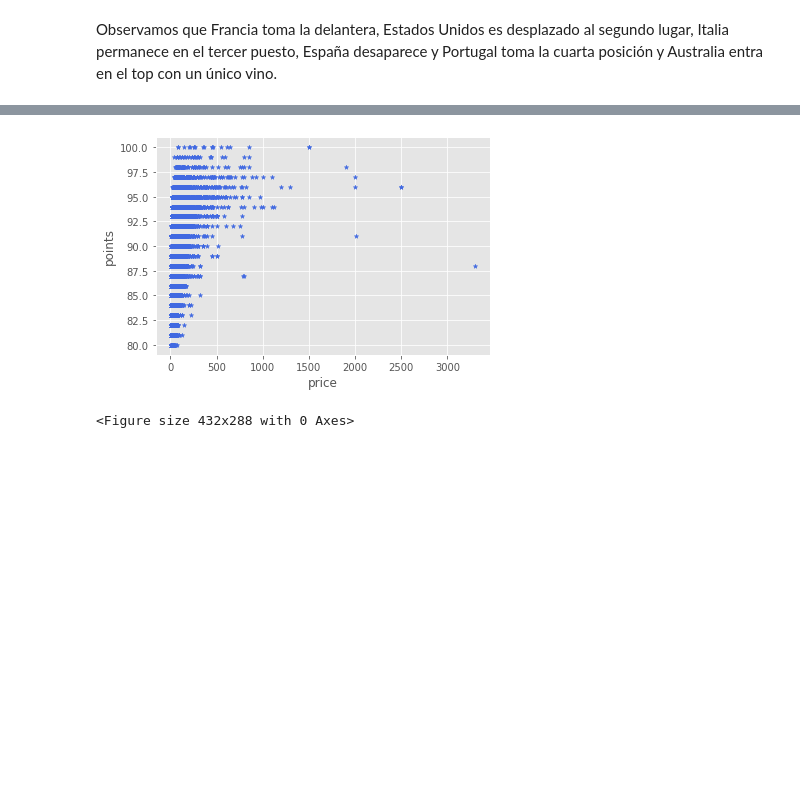
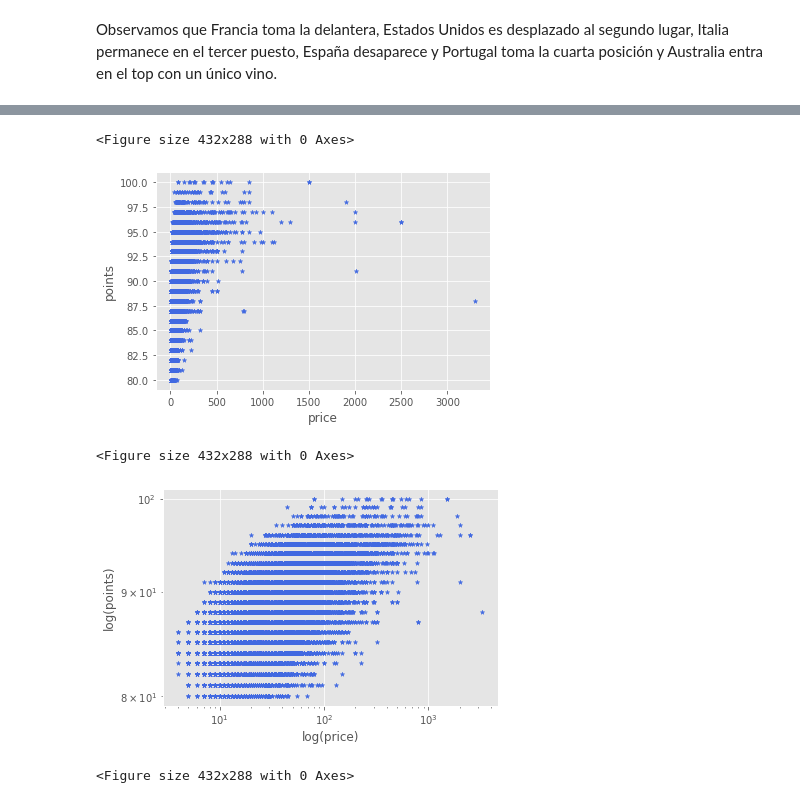
Before and after one commit to ajalvarez/iaparahumanos, a Jupyter notebook: Clase 1 _ Caso de Estudio _ El Negocio del Vino.ipynb, the cells around one changed output, grey strips where cells are left out. Saved outputs shown, nothing was run; the diff lists cells and outputs as text; code cells hidden in the pictures; blank space fills up the shorter version.

```diff
--- a/Clase 1 _ Caso de Estudio _ El Negocio del Vino.ipynb
+++ b/Clase 1 _ Caso de Estudio _ El Negocio del Vino.ipynb
@@ -156,11 +156,23 @@ DS1 = df[df['price']>0]
 # %%
 DS2 = DS1[DS1['points'].isnull()==False]
 # %%
-ax1 = DS2.plot.scatter(x='price',
-...                       y='points',
-...                       c='royalblue', marker='*')
+plt.figure()
+ax1 = DS2.plot.scatter(x='price',y='points', c='royalblue', marker='*')
+plt.show()
 # %% [output]
+<Figure size 432x288 with 0 Axes>
 [figure]
+# %%
+plt.figure()
+ax1 = DS2.plot.scatter(x='price',y='points', c='royalblue', marker='*')
+plt.xscale('log')
+plt.yscale('log')
+plt.xlabel('log(price)')
+plt.ylabel('log(points)')
+plt.show()
+# %% [output]
+<Figure size 432x288 with 0 Axes>
+[figure, added]
 # %%
 plt.figure()
 DS1.hist('price', bins=100, color='tab:green')
```
